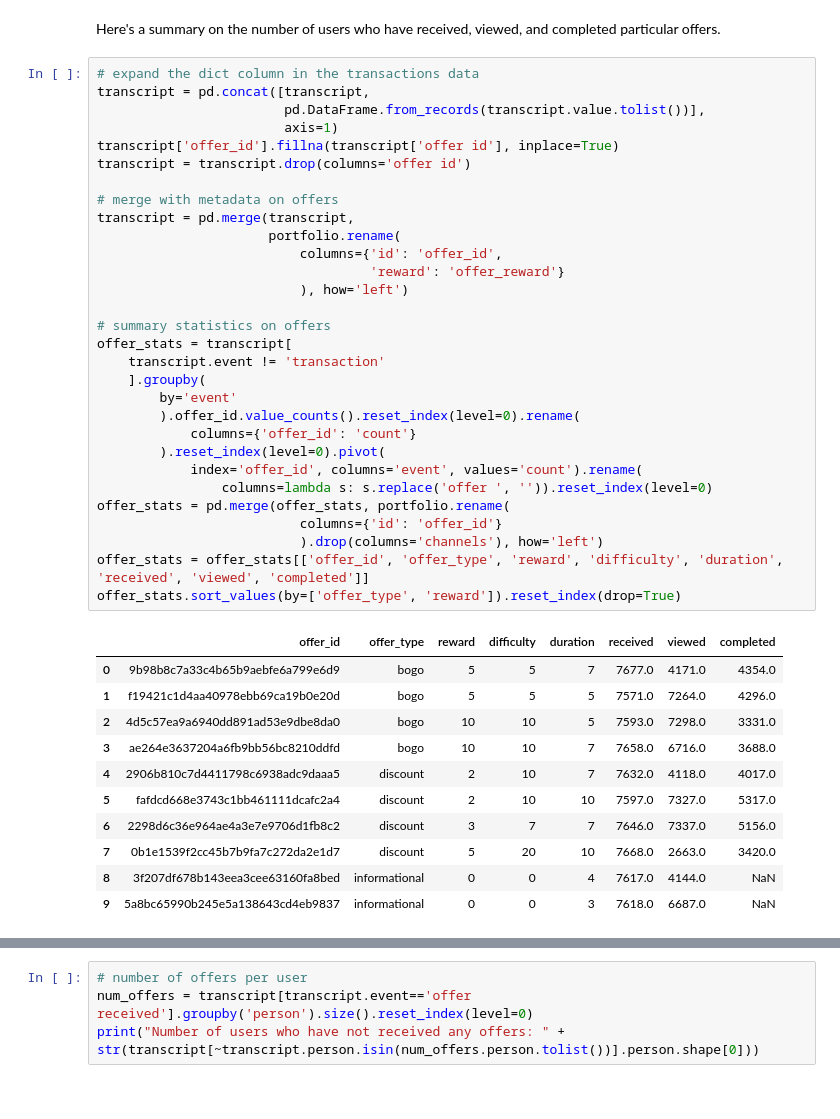
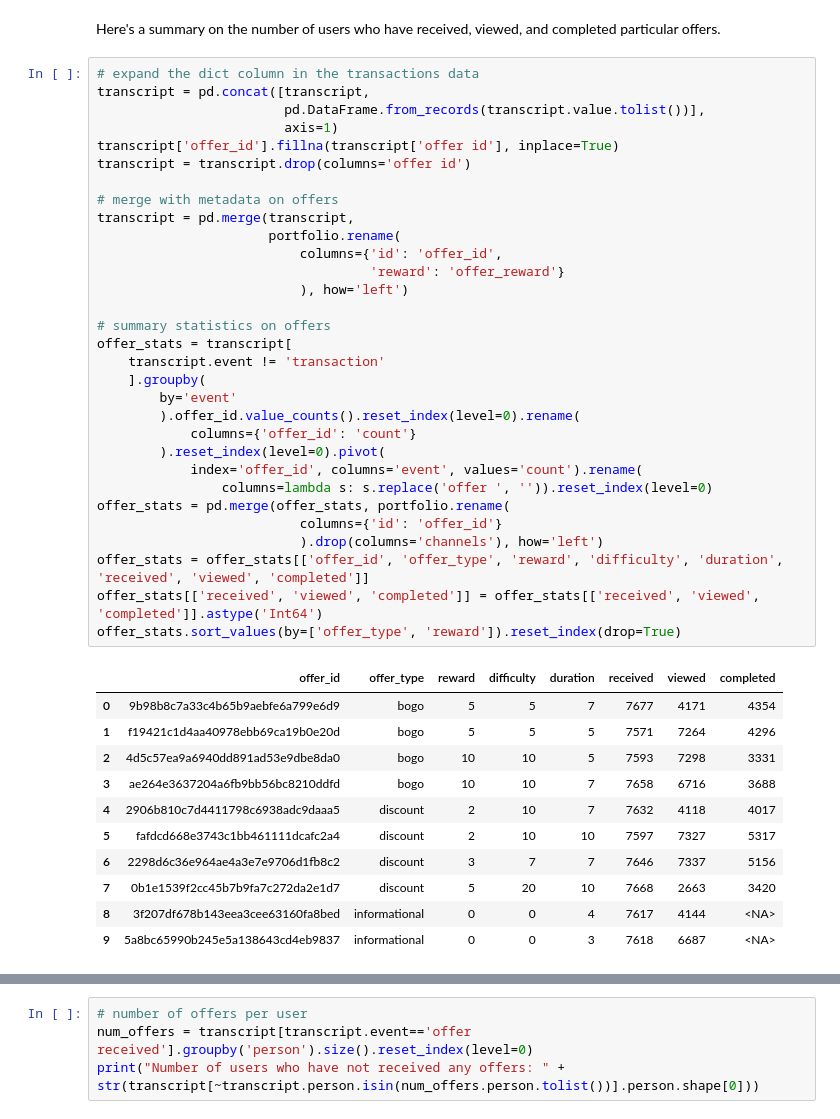
Before and after one commit to shirikov/starbucks-data-analysis, a Jupyter notebook: starbucks_data_exploration.ipynb, the cells around one changed output, grey strips where cells are left out. Drawn from its saved outputs; the diff is of its cells as text.

```diff
--- a/starbucks_data_exploration.ipynb
+++ b/starbucks_data_exploration.ipynb
@@ -97,43 +103,44 @@ Here's a summary on the number of users who have received, viewed, and completed
 transcript = pd.concat([transcript,
                         pd.DataFrame.from_records(transcript.value.tolist())],
                         axis=1)
 transcript['offer_id'].fillna(transcript['offer id'], inplace=True)
 transcript = transcript.drop(columns='offer id')
 
 # merge with metadata on offers
 transcript = pd.merge(transcript,
                       portfolio.rename(
                           columns={'id': 'offer_id',
                                    'reward': 'offer_reward'}
                           ), how='left')
 
 # summary statistics on offers
 offer_stats = transcript[
     transcript.event != 'transaction'
     ].groupby(
         by='event'
         ).offer_id.value_counts().reset_index(level=0).rename(
             columns={'offer_id': 'count'}
         ).reset_index(level=0).pivot(
             index='offer_id', columns='event', values='count').rename(
                 columns=lambda s: s.replace('offer ', '')).reset_index(level=0)
 offer_stats = pd.merge(offer_stats, portfolio.rename(
                           columns={'id': 'offer_id'}
                           ).drop(columns='channels'), how='left')
 offer_stats = offer_stats[['offer_id', 'offer_type', 'reward', 'difficulty', 'duration', 'received', 'viewed', 'completed']]
+offer_stats[['received', 'viewed', 'completed']] = offer_stats[['received', 'viewed', 'completed']].astype('Int64')
 offer_stats.sort_values(by=['offer_type', 'reward']).reset_index(drop=True)
 # %% [output]
 |  | offer_id | offer_type | reward | difficulty | duration | received | viewed | completed |
-| 0 | 9b98b8c7a33c4b65b9aebfe6a799e6d9 | bogo | 5 | 5 | 7 | 7677.0 | 4171.0 | 4354.0 |
-| 1 | f19421c1d4aa40978ebb69ca19b0e20d | bogo | 5 | 5 | 5 | 7571.0 | 7264.0 | 4296.0 |
-| 2 | 4d5c57ea9a6940dd891ad53e9dbe8da0 | bogo | 10 | 10 | 5 | 7593.0 | 7298.0 | 3331.0 |
-| 3 | ae264e3637204a6fb9bb56bc8210ddfd | bogo | 10 | 10 | 7 | 7658.0 | 6716.0 | 3688.0 |
-| 4 | 2906b810c7d4411798c6938adc9daaa5 | discount | 2 | 10 | 7 | 7632.0 | 4118.0 | 4017.0 |
-| 5 | fafdcd668e3743c1bb461111dcafc2a4 | discount | 2 | 10 | 10 | 7597.0 | 7327.0 | 5317.0 |
-| 6 | 2298d6c36e964ae4a3e7e9706d1fb8c2 | discount | 3 | 7 | 7 | 7646.0 | 7337.0 | 5156.0 |
-| 7 | 0b1e1539f2cc45b7b9fa7c272da2e1d7 | discount | 5 | 20 | 10 | 7668.0 | 2663.0 | 3420.0 |
-| 8 | 3f207df678b143eea3cee63160fa8bed | informational | 0 | 0 | 4 | 7617.0 | 4144.0 | NaN |
-| 9 | 5a8bc65990b245e5a138643cd4eb9837 | informational | 0 | 0 | 3 | 7618.0 | 6687.0 | NaN |
+| 0 | 9b98b8c7a33c4b65b9aebfe6a799e6d9 | bogo | 5 | 5 | 7 | 7677 | 4171 | 4354 |
+| 1 | f19421c1d4aa40978ebb69ca19b0e20d | bogo | 5 | 5 | 5 | 7571 | 7264 | 4296 |
+| 2 | 4d5c57ea9a6940dd891ad53e9dbe8da0 | bogo | 10 | 10 | 5 | 7593 | 7298 | 3331 |
+| 3 | ae264e3637204a6fb9bb56bc8210ddfd | bogo | 10 | 10 | 7 | 7658 | 6716 | 3688 |
+| 4 | 2906b810c7d4411798c6938adc9daaa5 | discount | 2 | 10 | 7 | 7632 | 4118 | 4017 |
+| 5 | fafdcd668e3743c1bb461111dcafc2a4 | discount | 2 | 10 | 10 | 7597 | 7327 | 5317 |
+| 6 | 2298d6c36e964ae4a3e7e9706d1fb8c2 | discount | 3 | 7 | 7 | 7646 | 7337 | 5156 |
+| 7 | 0b1e1539f2cc45b7b9fa7c272da2e1d7 | discount | 5 | 20 | 10 | 7668 | 2663 | 3420 |
+| 8 | 3f207df678b143eea3cee63160fa8bed | informational | 0 | 0 | 4 | 7617 | 4144 | <NA> |
+| 9 | 5a8bc65990b245e5a138643cd4eb9837 | informational | 0 | 0 | 3 | 7618 | 6687 | <NA> |
 # %% [markdown]
 It's worth noting that each offer was received by approximately the same number of users, but the number of users who viewed and/or completed these offers varied substantially depending on the particular campaign. Naturally, more difficult offers (the ones that need more spending to redeem) were completed by smaller numbers of people.
 
```
Also changed, not shown: parts of 3 cells of this notebook.
